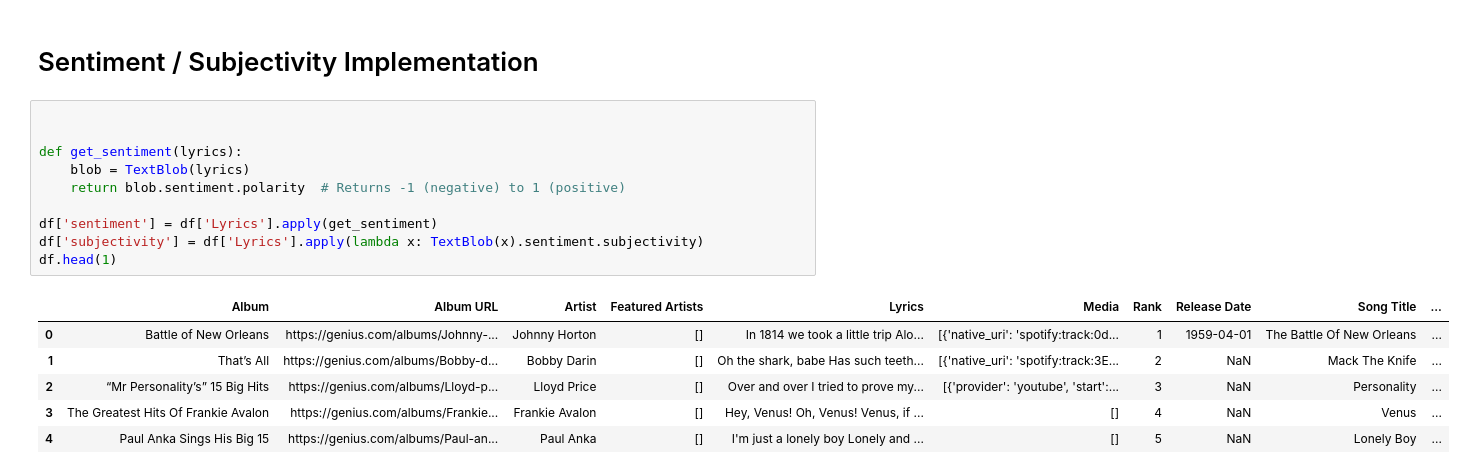
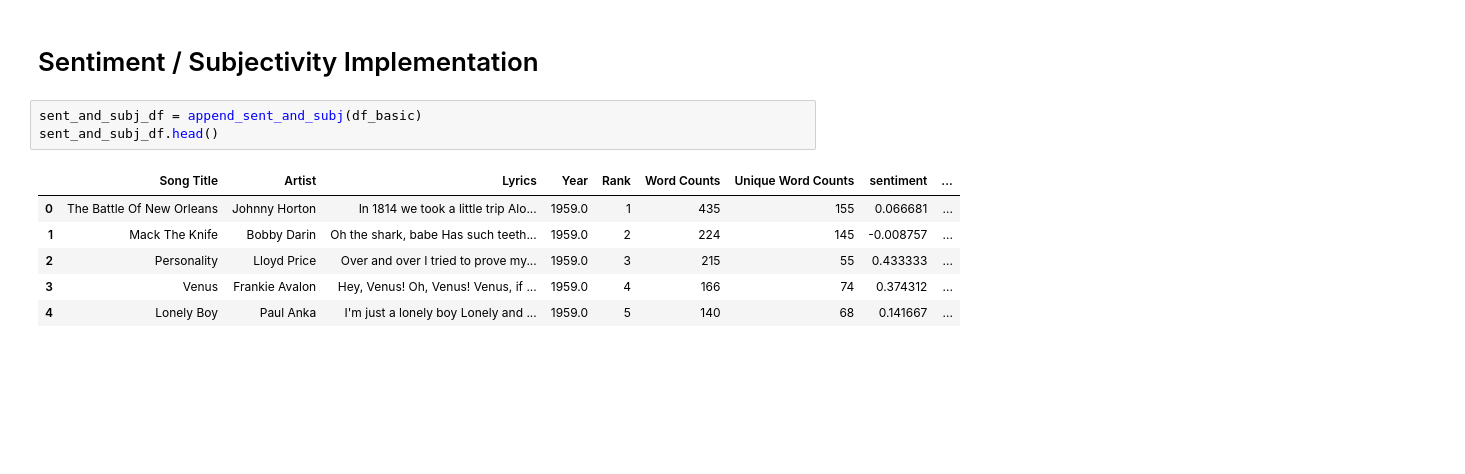
Before and after one commit to WrsRosanne/NLP-Course-Group-Project, a Jupyter notebook: clustering_scrypt.ipynb, the cells around one changed output. Saved outputs shown, nothing was run; the diff lists cells and outputs as text; blank space fills up the shorter version.

```diff
--- a/clustering_scrypt.ipynb
+++ b/clustering_scrypt.ipynb
@@ -33,19 +41,12 @@ tfidf_df.head(1)
 # %% [markdown]
 # Sentiment / Subjectivity Implementation
 # %%
-
-
-def get_sentiment(lyrics):
-    blob = TextBlob(lyrics)
-    return blob.sentiment.polarity  # Returns -1 (negative) to 1 (positive)
-
-df['sentiment'] = df['Lyrics'].apply(get_sentiment)
-df['subjectivity'] = df['Lyrics'].apply(lambda x: TextBlob(x).sentiment.subjectivity)
-df.head(1)
+sent_and_subj_df = append_sent_and_subj(df_basic)
+sent_and_subj_df.head()
 # %% [output]
-|  | Album | Album URL | Artist | Featured Artists | Lyrics | Media | Rank | Release Date | Song Title | ... |
-| 0 | Battle of New Orleans | https://genius.com/albums/Johnny-... | Johnny Horton | [] | In 1814 we took a little trip Alo... | [{'native_uri': 'spotify:track:0d... | 1 | 1959-04-01 | The Battle Of New Orleans | ... |
-| 1 | That’s All | https://genius.com/albums/Bobby-d... | Bobby Darin | [] | Oh the shark, babe Has such teeth... | [{'native_uri': 'spotify:track:3E... | 2 | NaN | Mack The Knife | ... |
-| 2 | “Mr Personality’s” 15 Big Hits | https://genius.com/albums/Lloyd-p... | Lloyd Price | [] | Over and over I tried to prove my... | [{'provider': 'youtube', 'start':... | 3 | NaN | Personality | ... |
-| 3 | The Greatest Hits Of Frankie Avalon | https://genius.com/albums/Frankie... | Frankie Avalon | [] | Hey, Venus! Oh, Venus! Venus, if ... | [] | 4 | NaN | Venus | ... |
-| 4 | Paul Anka Sings His Big 15 | https://genius.com/albums/Paul-an... | Paul Anka | [] | I'm just a lonely boy Lonely and ... | [] | 5 | NaN | Lonely Boy | ... |
+|  | Song Title | Artist | Lyrics | Year | Rank | Word Counts | Unique Word Counts | sentiment | ... |
+| 0 | The Battle Of New Orleans | Johnny Horton | In 1814 we took a little trip Alo... | 1959.0 | 1 | 435 | 155 | 0.066681 | ... |
+| 1 | Mack The Knife | Bobby Darin | Oh the shark, babe Has such teeth... | 1959.0 | 2 | 224 | 145 | -0.008757 | ... |
+| 2 | Personality | Lloyd Price | Over and over I tried to prove my... | 1959.0 | 3 | 215 | 55 | 0.433333 | ... |
+| 3 | Venus | Frankie Avalon | Hey, Venus! Oh, Venus! Venus, if ... | 1959.0 | 4 | 166 | 74 | 0.374312 | ... |
+| 4 | Lonely Boy | Paul Anka | I'm just a lonely boy Lonely and ... | 1959.0 | 5 | 140 | 68 | 0.141667 | ... |
```
Also changed, not shown: parts of 11 cells of this notebook, 4 other files.
